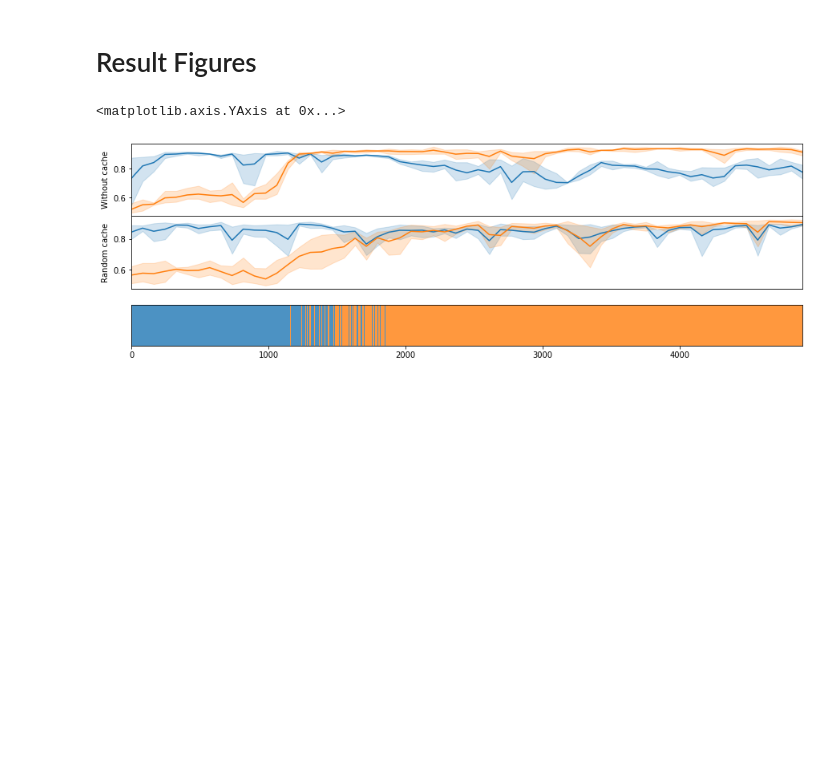
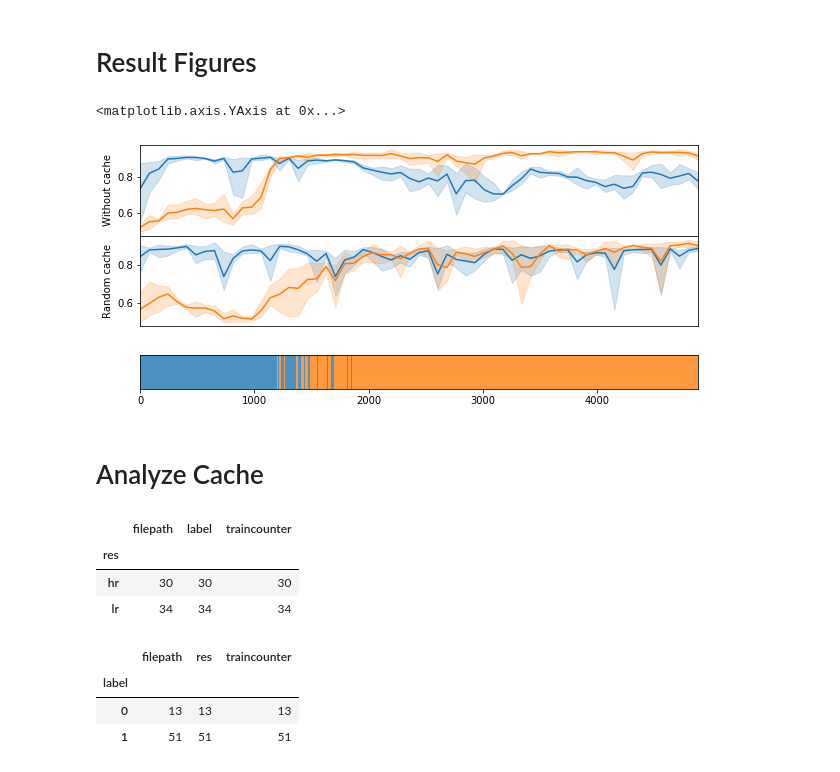
Before and after one commit to cirmuw/dynamicmemory, a Jupyter notebook: Results.ipynb, the cells around one changed output. Drawn from its saved outputs; the diff is of its cells as text; code cells hidden in the pictures; blank space fills up the shorter version.

```diff
--- a/Results.ipynb
+++ b/Results.ipynb
@@ -207,7 +210,7 @@ for i in range(3):
 
 df_randomcache = None
 
-for i in range(4, 9):
+for i in range(3):
     df_temp = pd.read_csv('catinous_log_iterations/continuous_random_cache/version_'+str(i)+'/metrics.csv')
     df_temp = df_temp.loc[df_temp['val_loss_lr']==df_temp['val_loss_lr']]
     df_temp['idx'] = range(len(df_temp))
@@ -221,25 +224,27 @@ res = streamedDS.df.res == 'lr'
 # %%
 newcmp = ListedColormap([sns.color_palette()[1], sns.color_palette()[0]], name='OrangeBlue')
 # %%
-fig, ax = plt.subplots(3,1, figsize=(15, 5))
+fig, ax = plt.subplots(3,1, figsize=(10, 5))
 
 plt.subplots_adjust(hspace=0.0)
 
 sns.lineplot(data=df_wo_cache, y='val_acc_lr', x='idx', ax=ax[0])
 sns.lineplot(data=df_wo_cache, y='val_acc_hr', x='idx', ax=ax[0])
 ax[0].get_xaxis().set_visible(False)
 ax[0].set_xlim(0, 60)
 ax[0].set_ylabel('Without cache')
 
 sns.lineplot(data=df_randomcache, y='val_acc_lr', x='idx', ax=ax[1])
 sns.lineplot(data=df_randomcache, y='val_acc_hr', x='idx', ax=ax[1])
 ax[1].get_xaxis().set_visible(False)
 ax[1].set_xlim(0, 60)
 ax[1].set_ylabel('Random cache')
 
 ax[2].imshow(np.tile(res,(300,1)), cmap=newcmp, alpha=0.8)
 ax[2].get_yaxis().set_visible(False)
 ax[2].get_yaxis()
 # %% [output]
 <matplotlib.axis.YAxis at 0x...>
-[figure, old version]
+[figure, new version]
+# %% [markdown]
+# Analyze Cache
@@ -245,0 +265,14 @@ ax[2].get_yaxis()
+# %%
+df_cache.groupby('res').count()
+# %% [output]
+|  | filepath | label | traincounter |
+| res |  |  |  |
+| hr | 30 | 30 | 30 |
+| lr | 34 | 34 | 34 |
+# %%
+df_cache.groupby('label').count()
+# %% [output]
+|  | filepath | res | traincounter |
+| label |  |  |  |
+| 0 | 13 | 13 | 13 |
+| 1 | 51 | 51 | 51 |
```
Also changed, not shown: parts of 4 cells of this notebook, 23 other files.
